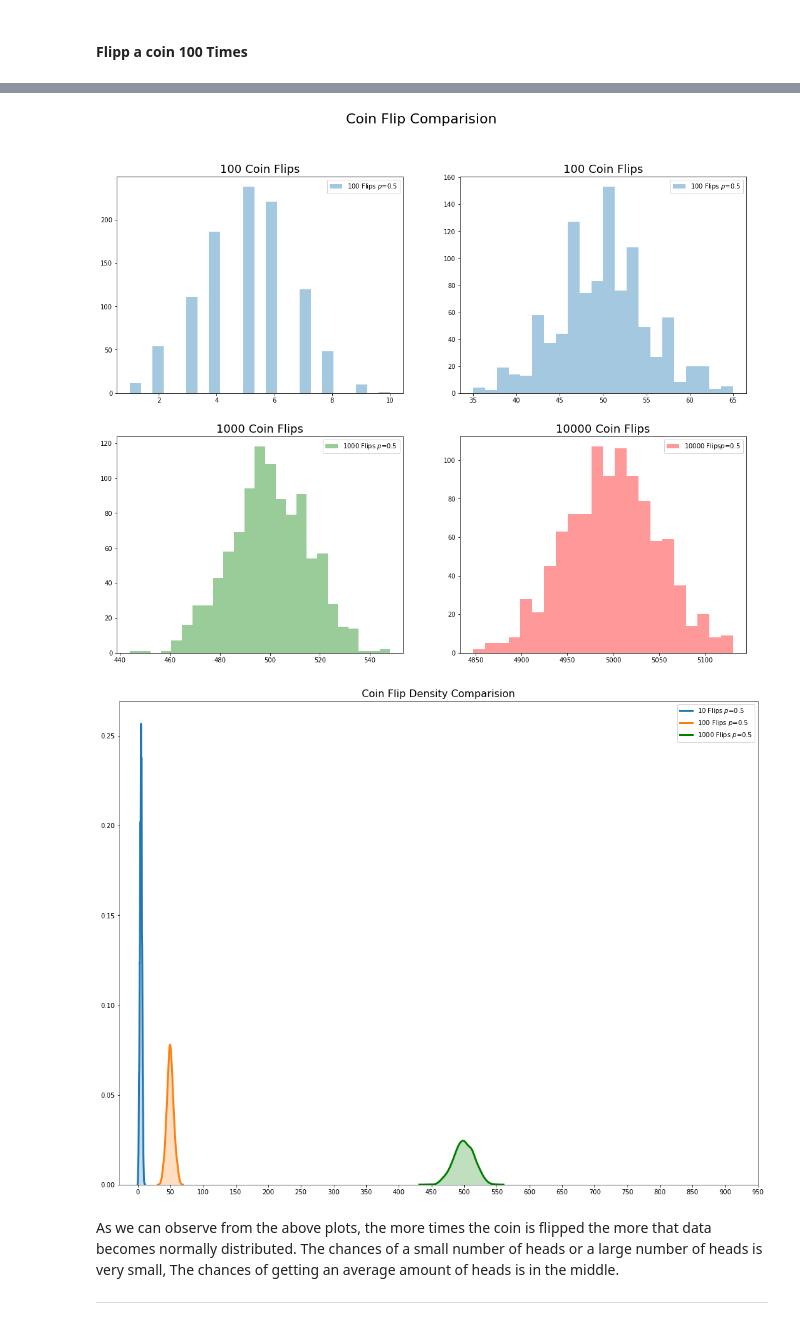
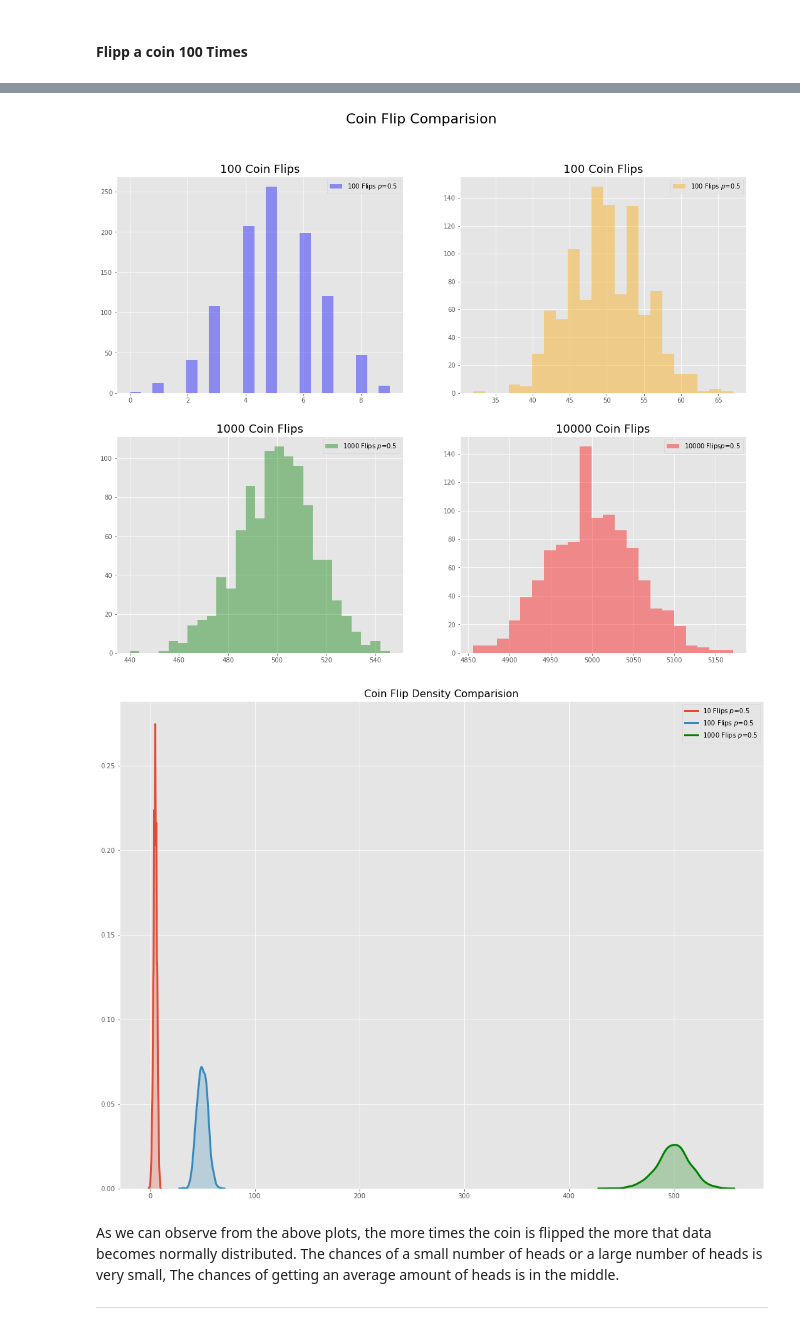
Before and after one commit to conor1982/FofDA_Tasks, a Jupyter notebook: Fundamentals of Data Analysis - Assignments .ipynb, the cells around one changed output, grey strips where cells are left out. Cells and saved outputs as stored; diff of their text form; code cells hidden in the pictures.

```diff
--- a/Fundamentals of Data Analysis - Assignments .ipynb
+++ b/Fundamentals of Data Analysis - Assignments .ipynb
@@ -260,4 +246,12 @@ labels3, values3 = zip(*rollthree.items())
 labels4, values4 = zip(*rollfour.items())
 # %% [markdown]
 Bar charts to illustrate the use of different number of dice used in the function
+# %%
+#for plot display sizing
+# ref https://stackoverflow.com/questions/36367986/how-to-make-inline-plots-in-jupyter-notebook-larger
+plt.rcParams['figure.figsize'] = [18, 14]
+
+# plot style
+#ref Dr Ian Mcloughlin lectures
+plt.style.use('ggplot')
 # %%
@@ -474,36 +492,50 @@ print(counts(one_thousand_flips))
 # %%
+#title of subplots
 plt.suptitle('Coin Flip Comparision',fontsize=22)
 
 plt.subplot(2,2,1)
-sns.distplot(ten_flips,kde=False,label= f"100 Flips $p$={success}")
+#dist plot with KDE set as False
+sns.distplot(ten_flips,kde=False,label= f"100 Flips $p$={success}",color='blue')
+#legend
 plt.legend()
+#title
 plt.title('100 Coin Flips',Fontsize=18)
 
 plt.subplot(2,2,2)
-sns.distplot(one_hundred_flips,kde=False,label= f"100 Flips $p$={success}")
+#distplot with KDE set as False
+sns.distplot(one_hundred_flips,kde=False,label= f"100 Flips $p$={success}",color='orange')
+#legend
 plt.legend()
+#title
 plt.title('100 Coin Flips',Fontsize=18)
 
 plt.subplot(2,2,3)
+#distplot wih KDE set as False
 sns.distplot(one_thousand_flips,kde=False,label= f"1000 Flips $p$={success}",color='green' )
+#legend
 plt.legend()
+#title
 plt.title(f'1000 Coin Flips',Fontsize=18)
 
 plt.subplot(2,2,4)
+#distplot with KDE set as False
 sns.distplot(ten_thousand_flips,kde=False,label= f"10000 Flips$p$={success}",color='red' )
+#legend
 plt.legend()
+#title
 plt.title(f'10000 Coin Flips',Fontsize=18);
 # %% [output]
-[figure, old version]
+[figure, new version]
 # %%
+#plot title
 plt.title('Coin Flip Density Comparision',fontsize=16)
 
+#Kernel Density (kde) plots for 10, 100 and 1000 flips
 sns.distplot(ten_flips,hist=False,kde_kws = {'shade': True, 'linewidth': 3},label= f"10 Flips $p$={success}")
 sns.distplot(one_hundred_flips,hist=False,kde_kws = {'shade': True, 'linewidth': 3},label= f"100 Flips $p$={success}")
-sns.distplot(one_thousand_flips,hist=False,kde_kws = {'shade': True, 'linewidth': 3},label= f"1000 Flips $p$={success}",color='green')
-plt.xticks(np.arange(0,1000,50));
+sns.distplot(one_thousand_flips,hist=False,kde_kws = {'shade': True, 'linewidth': 3},label= f"1000 Flips $p$={success}",color='green');
 # %% [output]
-[figure, old version]
+[figure, new version]
 # %% [markdown]
 As we can observe from the above plots, the more times the coin is flipped the more that data becomes normally distributed. The chances of a small number of heads or a large number of heads is very small, The chances of getting an average amount of heads is in the middle.
 
```
Also changed, not shown: parts of 32 cells of this notebook.
